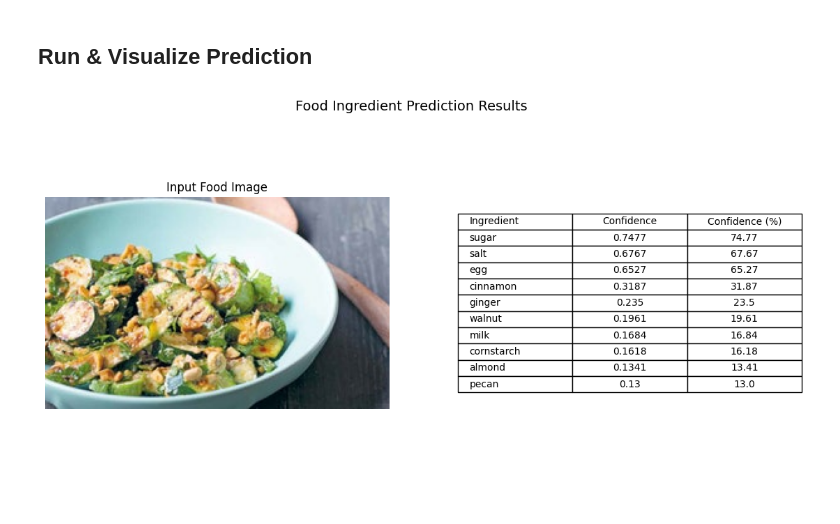
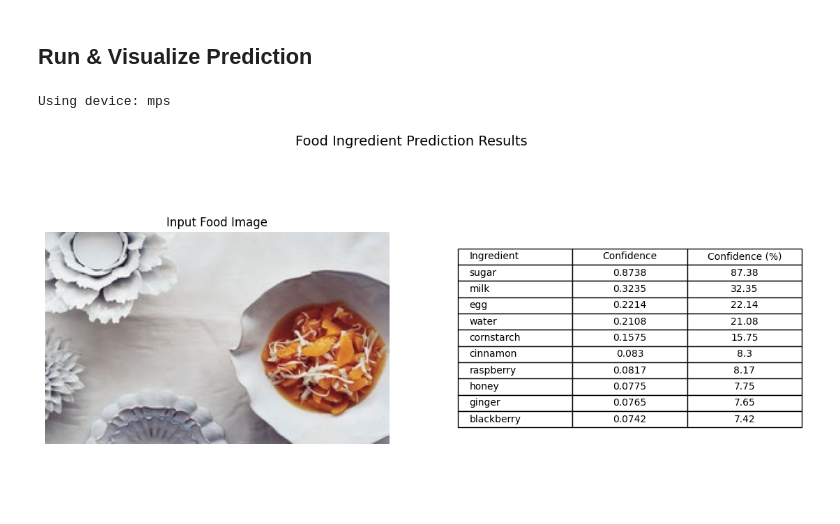
Before and after one commit to sathisk15/food_ingredients_xception, a Jupyter notebook: notebooks/inference.ipynb, the cells around one changed output. Cells and saved outputs as stored; diff of their text form; code cells hidden in the pictures.

```diff
--- a/notebooks/inference.ipynb
+++ b/notebooks/inference.ipynb
@@ -23,12 +23,19 @@ from src.inference.predict import predict_ingredients, show_results
 
 Update these paths to test different images or models.
 # %%
-image_path = "../data/raw/Food Images/zucchini-salad-with-ajo-blanco-dressing-spiced-nuts-56389847.jpg"
+image_path = "../data/raw/Food Images/ambrosia-241176.jpg"
 checkpoint_path = "../checkpoints/xception_epoch_9.pt"
 vocab_path = "../data/processed/ingredient_vocab.json"
 # %% [markdown]
 ## Run & Visualize Prediction
 # %%
+image, preds = predict_ingredients(
+    image_path=image_path,
+    checkpoint_path=checkpoint_path,
+    vocab_path=vocab_path,
+    top_k=10,
+    min_prob=0.05,
+)
 
 # Convert predictions to DataFrame
 df = pd.DataFrame(preds, columns=["Ingredient", "Confidence"])
@@ -46,31 +53,32 @@ axes[0].axis("off")
 axes[0].set_title("Input Food Image", fontsize=12)
 
 # ---- Right: Table with 3 columns ----
 axes[1].axis("tight")
 axes[1].axis("off")
 
 table_data = df[["Ingredient", "Confidence", "Confidence %"]].values
 
 table = axes[1].table(
     cellText=table_data,
     colLabels=["Ingredient", "Confidence", "Confidence (%)"],
     loc="center",
     cellLoc="left"
 )
 
 # Style table
 table.auto_set_font_size(False)
 table.set_fontsize(10)
 table.scale(1, 1.4)
 
 # Align text properly
 for (row, col), cell in table.get_celld().items():
     if col == 0:
         cell.set_text_props(ha="left")
     else:
         cell.set_text_props(ha="center")
 
 plt.suptitle("Food Ingredient Prediction Results", fontsize=14)
 plt.show()
 # %% [output]
+Using device: mps
-[figure, old version]
+[figure, new version]
```
